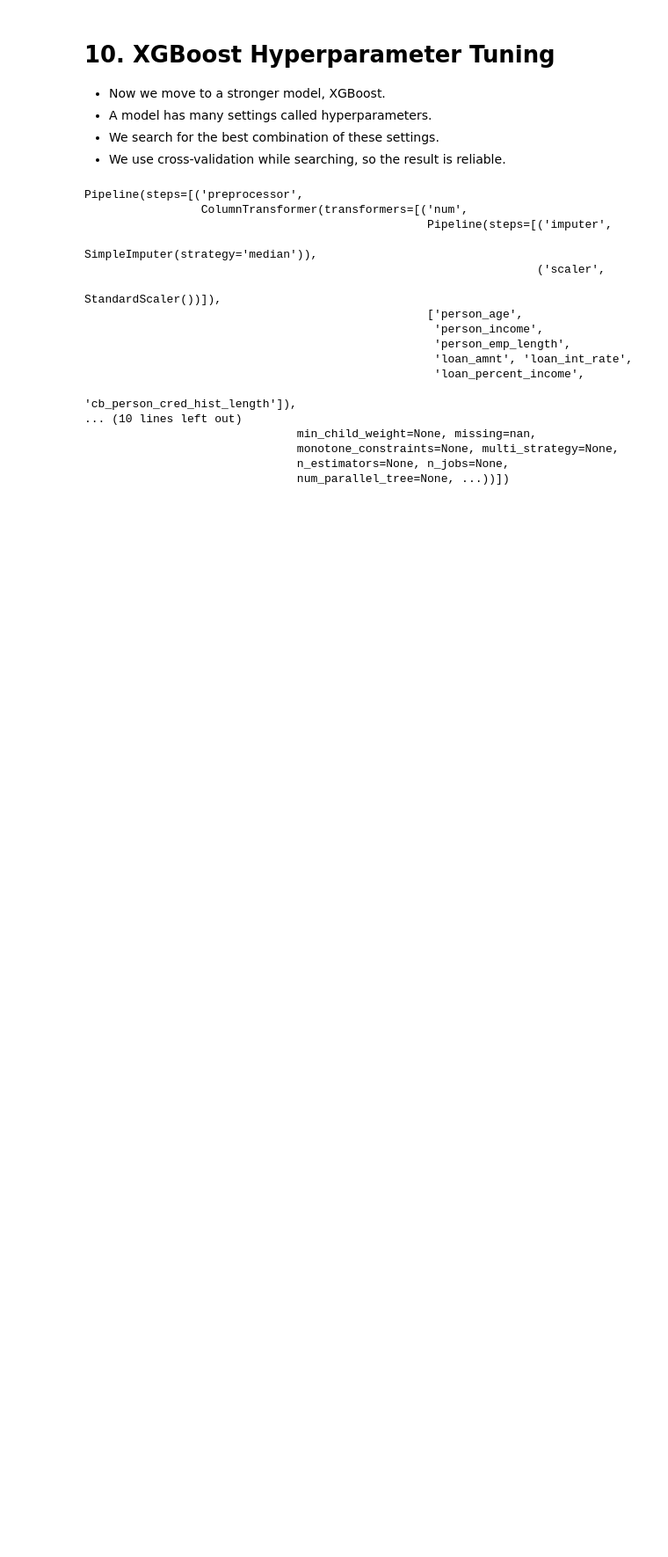
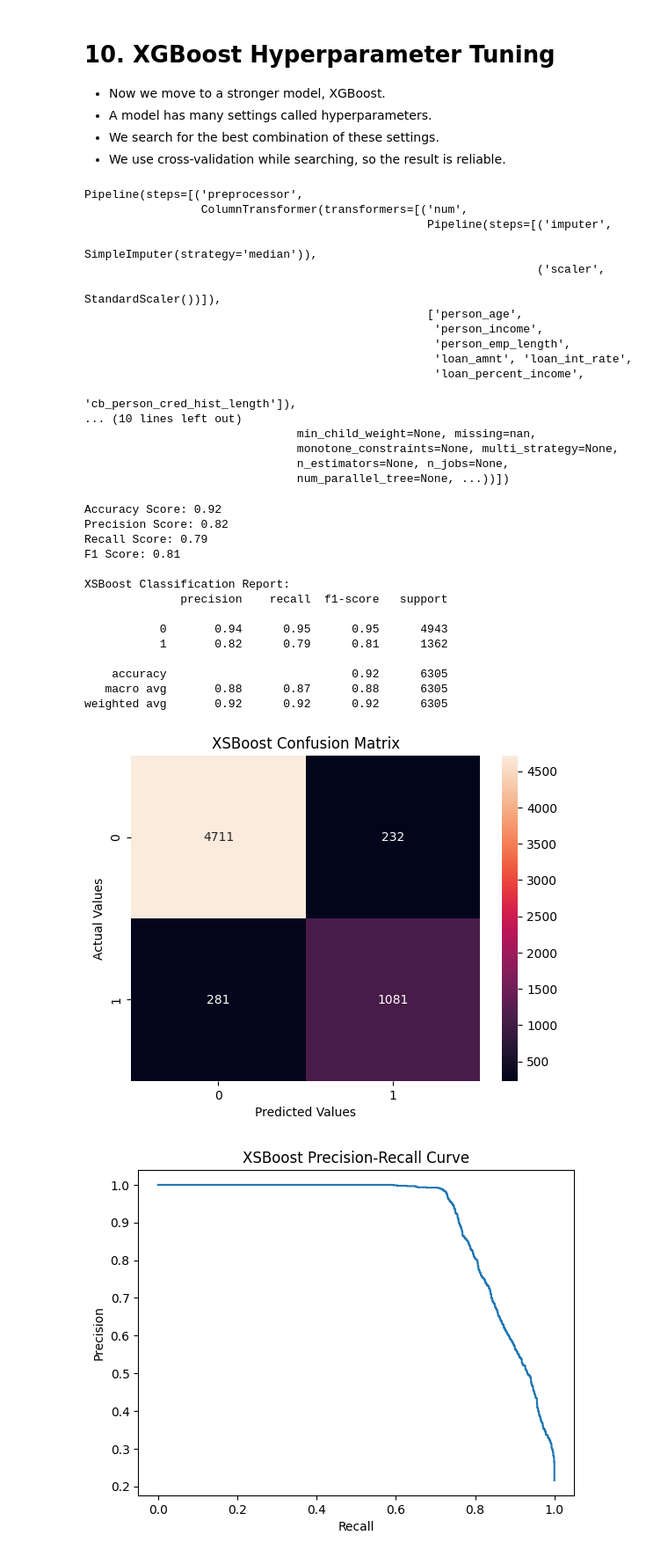
Before and after one commit to rudrascience/Credit_Risk_Analysis_and_Prediction, a Jupyter notebook: Credit_Risk_Assesment.ipynb, the cells around one changed output. Shown at 88% size. Cells and saved outputs as stored; diff of their text form; code cells hidden in the pictures; blank space fills up the shorter version.

```diff
--- a/Credit_Risk_Assesment.ipynb
+++ b/Credit_Risk_Assesment.ipynb
@@ -577,3 +577,23 @@ Pipeline(steps=[('preprocessor',
                                monotone_constraints=None, multi_strategy=None,
                                n_estimators=None, n_jobs=None,
                                num_parallel_tree=None, ...))])
+# %%
+# Evaluate model
+evaluate_model("XSBoost", xg_model, X_test, y_test)
+# %% [output]
+Accuracy Score: 0.92
+Precision Score: 0.82
+Recall Score: 0.79
+F1 Score: 0.81
+
+XSBoost Classification Report:
+              precision    recall  f1-score   support
+
+           0       0.94      0.95      0.95      4943
+           1       0.82      0.79      0.81      1362
+
+    accuracy                           0.92      6305
+   macro avg       0.88      0.87      0.88      6305
+weighted avg       0.92      0.92      0.92      6305
+[figure, added]
+[figure, added]
```
Also changed, not shown: parts of 3 cells of this notebook.
